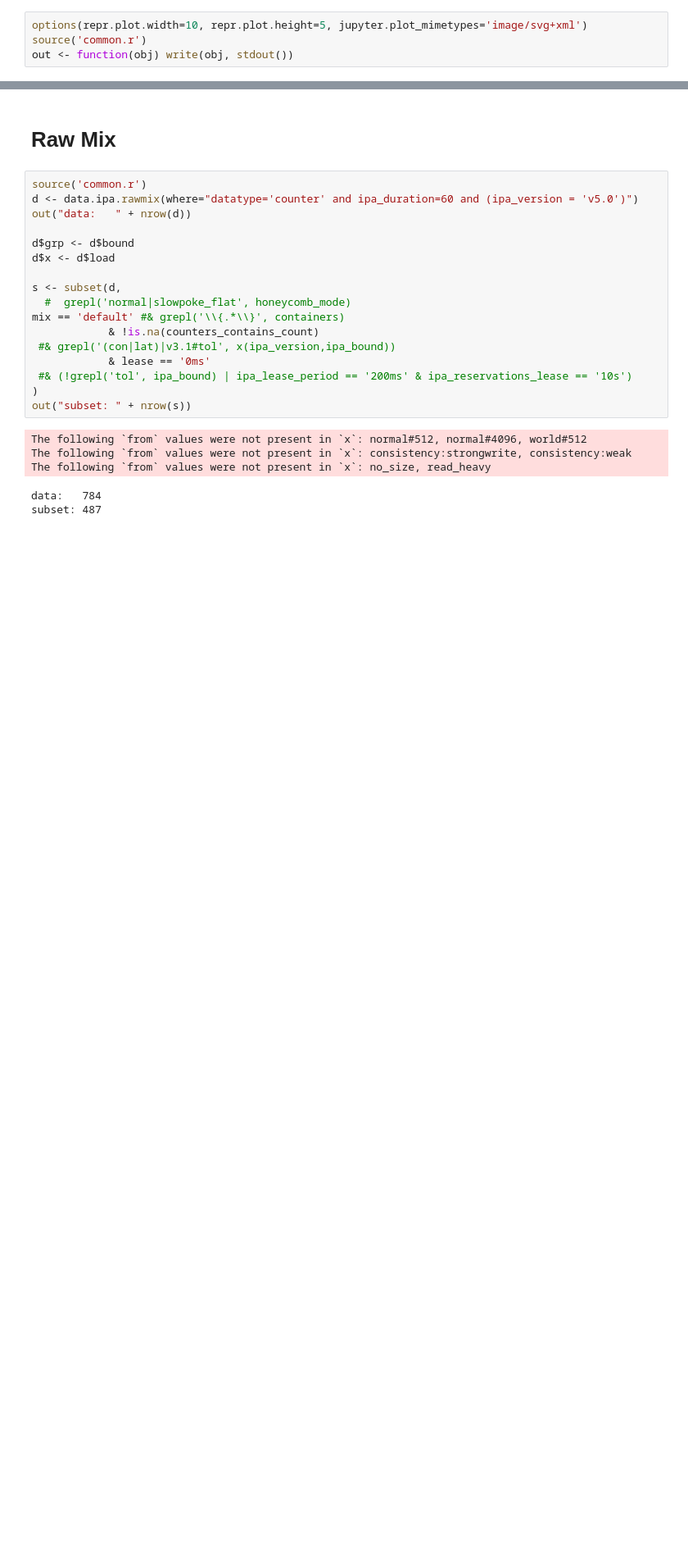
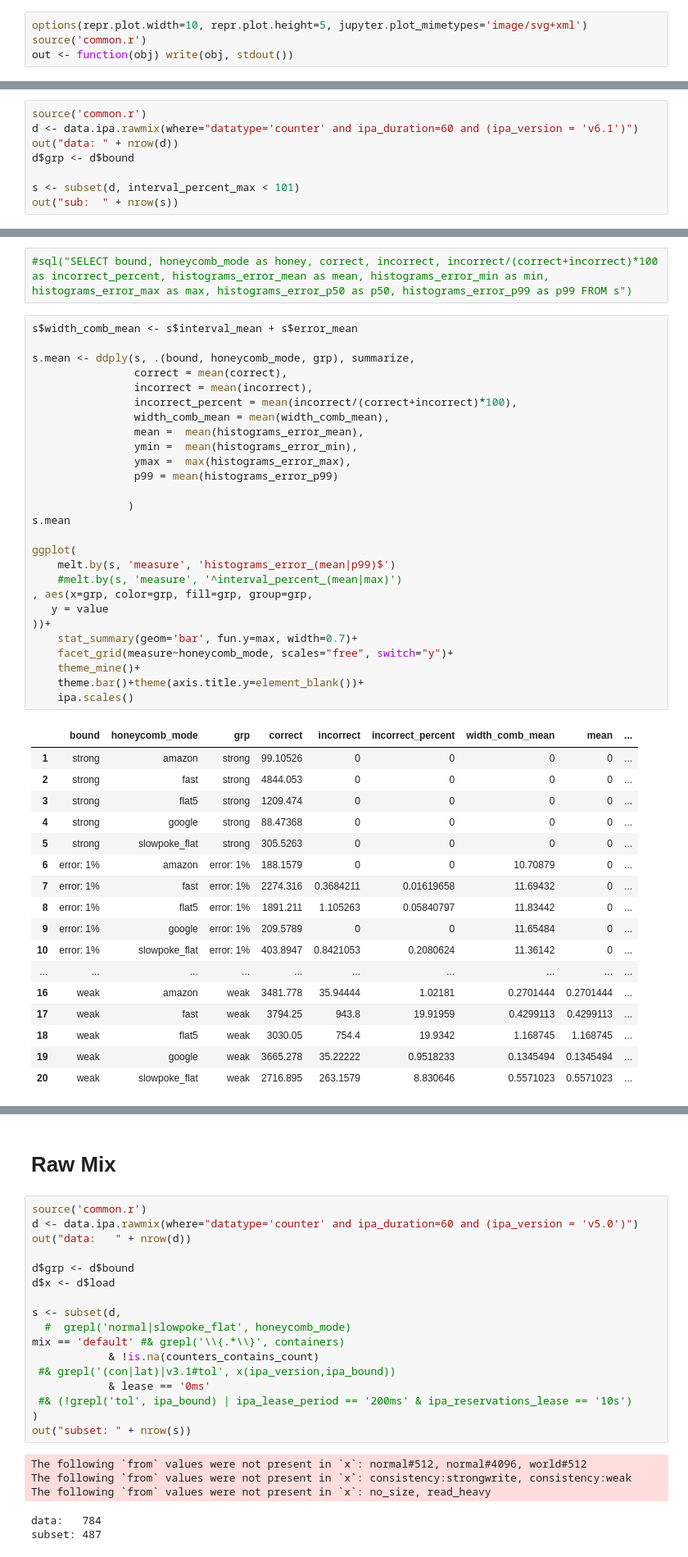
Before and after one commit to bholt/claret-doc, a Jupyter notebook: ipa/plots/RawMixCounter.ipynb, the cells around one changed output, grey strips where cells are left out. Shown at 82% size. Cells and saved outputs as stored; diff of their text form; blank space fills up the shorter version.

Commit message:
incorporate new counter_err plot

```diff
--- a/ipa/plots/RawMixCounter.ipynb
+++ b/ipa/plots/RawMixCounter.ipynb
@@ -4,0 +7,8 @@ out <- function(obj) write(obj, stdout())
+# %%
+source('common.r')
+d <- data.ipa.rawmix(where="datatype='counter' and ipa_duration=60 and (ipa_version = 'v6.1')")
+out("data: " + nrow(d))
+d$grp <- d$bound
+
+s <- subset(d, interval_percent_max < 101)
+out("sub:  " + nrow(s))
@@ -4,0 +21,47 @@ out <- function(obj) write(obj, stdout())
+# %%
+#sql("SELECT bound, honeycomb_mode as honey, correct, incorrect, incorrect/(correct+incorrect)*100 as incorrect_percent, histograms_error_mean as mean, histograms_error_min as min, histograms_error_max as max, histograms_error_p50 as p50, histograms_error_p99 as p99 FROM s")
+# %%
+s$width_comb_mean <- s$interval_mean + s$error_mean
+
+s.mean <- ddply(s, .(bound, honeycomb_mode, grp), summarize,
+                correct = mean(correct),
+                incorrect = mean(incorrect),
+                incorrect_percent = mean(incorrect/(correct+incorrect)*100),
+                width_comb_mean = mean(width_comb_mean),
+                mean =  mean(histograms_error_mean),
+                ymin =  mean(histograms_error_min),
+                ymax =  max(histograms_error_max),
+                p99 = mean(histograms_error_p99)
+
+               )
+s.mean
+
+ggplot(
+    melt.by(s, 'measure', 'histograms_error_(mean|p99)$')
+    #melt.by(s, 'measure', '^interval_percent_(mean|max)')
+, aes(x=grp, color=grp, fill=grp, group=grp,
+   y = value
+))+
+    stat_summary(geom='bar', fun.y=max, width=0.7)+
+    facet_grid(measure~honeycomb_mode, scales="free", switch="y")+
+    theme_mine()+
+    theme.bar()+theme(axis.title.y=element_blank())+
+    ipa.scales()
+# %% [output]
+|  | bound | honeycomb_mode | grp | correct | incorrect | incorrect_percent | width_comb_mean | mean | ... |
+| 1 | strong | amazon | strong | 99.10526 | 0 | 0 | 0 | 0 | ... |
+| 2 | strong | fast | strong | 4844.053 | 0 | 0 | 0 | 0 | ... |
+| 3 | strong | flat5 | strong | 1209.474 | 0 | 0 | 0 | 0 | ... |
+| 4 | strong | google | strong | 88.47368 | 0 | 0 | 0 | 0 | ... |
+| 5 | strong | slowpoke_flat | strong | 305.5263 | 0 | 0 | 0 | 0 | ... |
+| 6 | error: 1% | amazon | error: 1% | 188.1579 | 0 | 0 | 10.70879 | 0 | ... |
+| 7 | error: 1% | fast | error: 1% | 2274.316 | 0.3684211 | 0.01619658 | 11.69432 | 0 | ... |
+| 8 | error: 1% | flat5 | error: 1% | 1891.211 | 1.105263 | 0.05840797 | 11.83442 | 0 | ... |
+| 9 | error: 1% | google | error: 1% | 209.5789 | 0 | 0 | 11.65484 | 0 | ... |
+| 10 | error: 1% | slowpoke_flat | error: 1% | 403.8947 | 0.8421053 | 0.2080624 | 11.36142 | 0 | ... |
+| ... | ... | ... | ... | ... | ... | ... | ... | ... | ... |
+| 16 | weak | amazon | weak | 3481.778 | 35.94444 | 1.02181 | 0.2701444 | 0.2701444 | ... |
+| 17 | weak | fast | weak | 3794.25 | 943.8 | 19.91959 | 0.4299113 | 0.4299113 | ... |
+| 18 | weak | flat5 | weak | 3030.05 | 754.4 | 19.9342 | 1.168745 | 1.168745 | ... |
+| 19 | weak | google | weak | 3665.278 | 35.22222 | 0.9518233 | 0.1345494 | 0.1345494 | ... |
+| 20 | weak | slowpoke_flat | weak | 2716.895 | 263.1579 | 8.830646 | 0.5571023 | 0.5571023 | ... |
```
Also changed, not shown: parts of 5 cells of this notebook, 9 other files.
